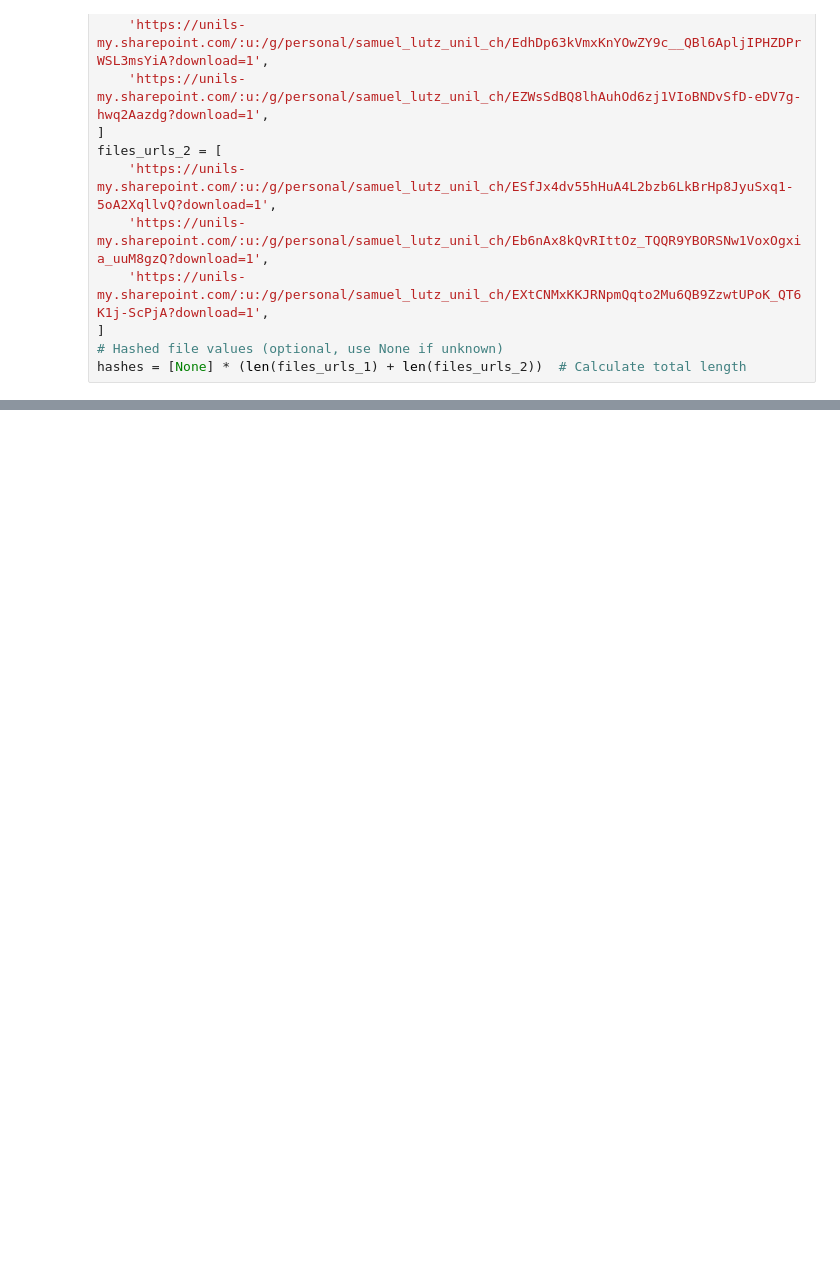
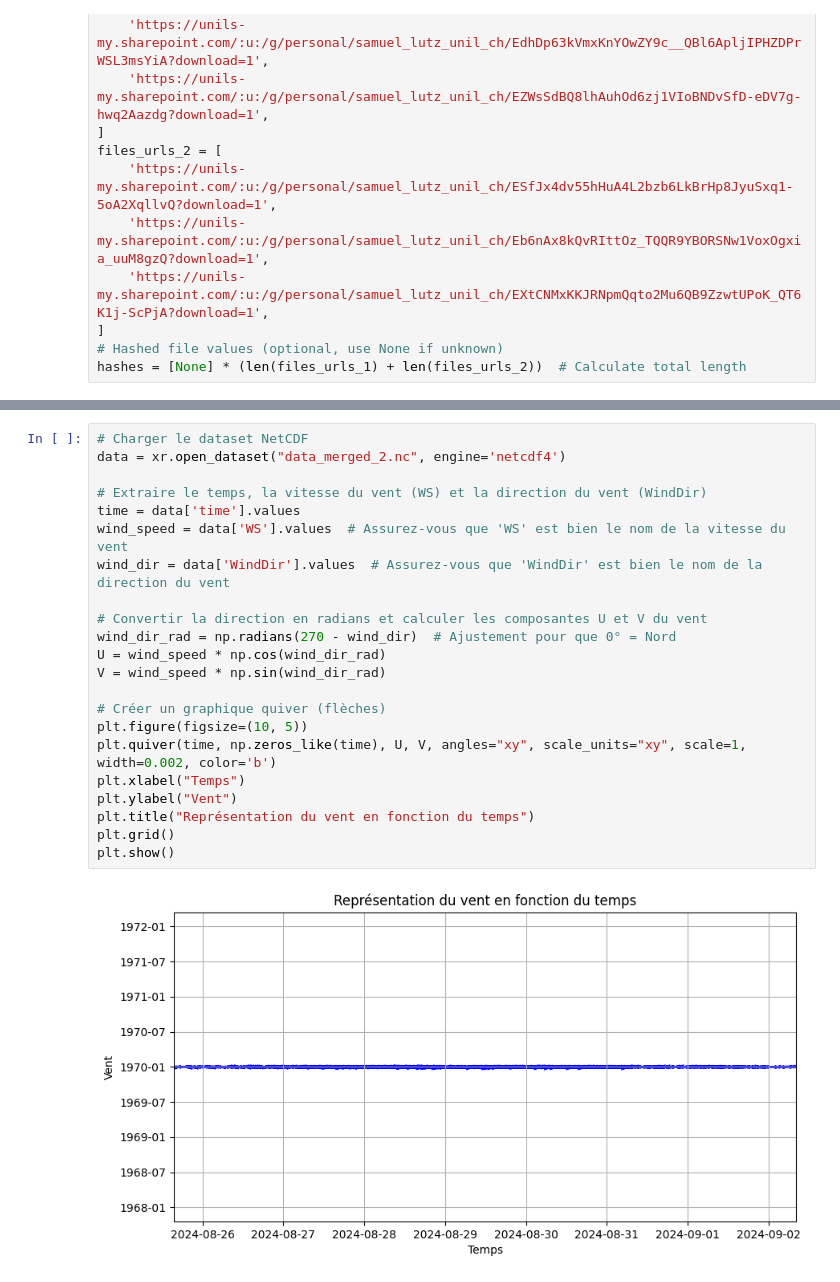
Before and after one commit to SamLutz/Master-thesis, a Jupyter notebook: test_master.ipynb, the cells around one changed output, grey strips where cells are left out. Drawn from its saved outputs; the diff is of its cells as text; blank space fills up the shorter version.

```diff
--- a/test_master.ipynb
+++ b/test_master.ipynb
@@ -149,0 +245,24 @@ plt.show()
+# %%
+# Charger le dataset NetCDF
+data = xr.open_dataset("data_merged_2.nc", engine='netcdf4')
+
+# Extraire le temps, la vitesse du vent (WS) et la direction du vent (WindDir)
+time = data['time'].values
+wind_speed = data['WS'].values  # Assurez-vous que 'WS' est bien le nom de la vitesse du vent
+wind_dir = data['WindDir'].values  # Assurez-vous que 'WindDir' est bien le nom de la direction du vent
+
+# Convertir la direction en radians et calculer les composantes U et V du vent
+wind_dir_rad = np.radians(270 - wind_dir)  # Ajustement pour que 0° = Nord
+U = wind_speed * np.cos(wind_dir_rad)
+V = wind_speed * np.sin(wind_dir_rad)
+
+# Créer un graphique quiver (flèches)
+plt.figure(figsize=(10, 5))
+plt.quiver(time, np.zeros_like(time), U, V, angles="xy", scale_units="xy", scale=1, width=0.002, color='b')
+plt.xlabel("Temps")
+plt.ylabel("Vent")
+plt.title("Représentation du vent en fonction du temps")
+plt.grid()
+plt.show()
+# %% [output]
+[figure, added]
```
Also changed, not shown: parts of 10 cells of this notebook.
